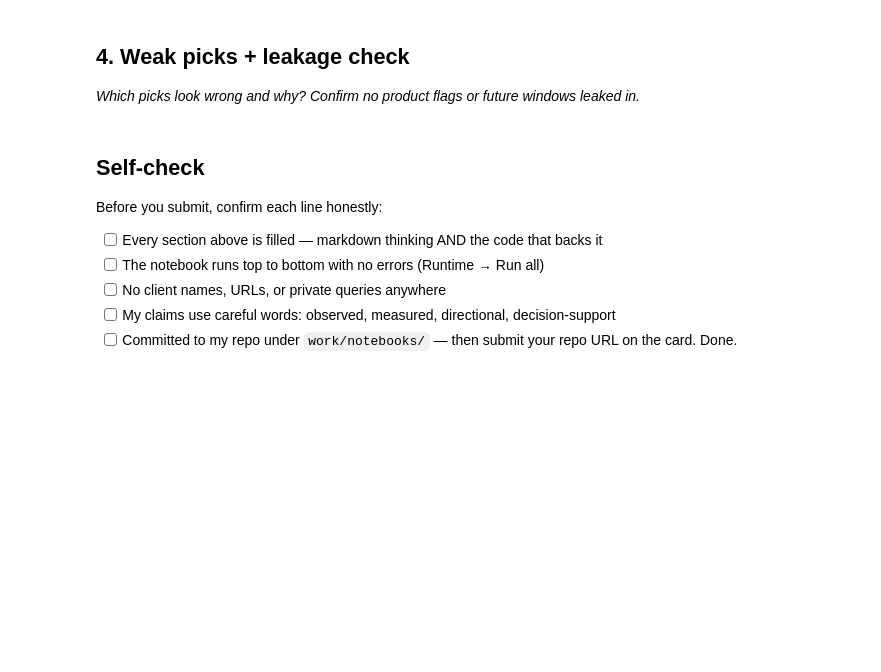
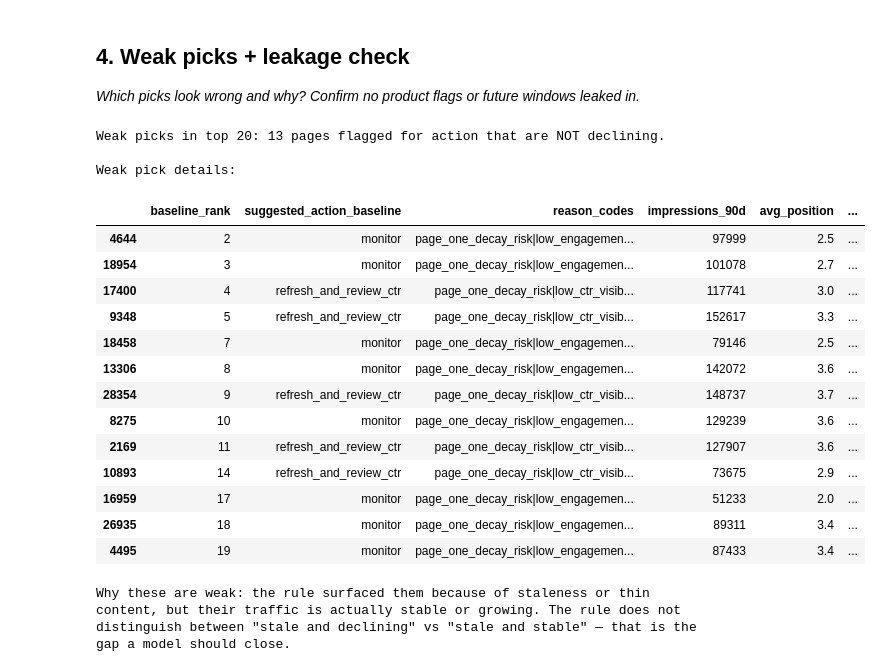
Before and after one commit to pushpendrajat2004/FlyRank01, a Jupyter notebook: work/notebooks/w04_baseline_score.ipynb, the cells around one changed output. Drawn from its saved outputs; the diff is of its cells as text; code cells hidden in the pictures; blank space fills up the shorter version.

```diff
--- a/work/notebooks/w04_baseline_score.ipynb
+++ b/work/notebooks/w04_baseline_score.ipynb
@@ -22,0 +446,23 @@ This skeleton is yours to fill. Work the sections **in order** — each one has
+# %%
+# ---- Save metrics JSON (committable receipt) ----
+import json
+
+metrics = {
+    'n_rows': int(len(df)),
+    'base_rate': round(float(base_rate), 4),
+    'signal_verdicts': {
+        'staleness': staleness_verdict,
+        'ctr_vs_position': ctr_verdict,
+    },
+    'precision_at_k': {},
+    'score_inputs': ['impressions_90d', 'days_since_last_update', 'avg_position', 'word_count'],
+}
+for k in [10, 20, 50, 100]:
+    pk = precision_at_k(df['is_declining_label'], df['baseline_refresh_score'], k)
+    metrics['precision_at_k'][f'p@{k}'] = round(float(pk), 4)
+
+metrics_path = OUTPUT_DIR / 'baseline_metrics.json'
+with open(metrics_path, 'w') as f:
+    json.dump(metrics, f, indent=2)
+print(f'Wrote metrics → {metrics_path}')
+print(json.dumps(metrics, indent=2))
@@ -37,10 +604,42 @@ This skeleton is yours to fill. Work the sections **in order** — each one has
-# %% [markdown]
-## Self-check
-
-Before you submit, confirm each line honestly:
-
-- [ ] Every section above is filled — markdown thinking AND the code that backs it
-- [ ] The notebook runs top to bottom with no errors (Runtime → Run all)
-- [ ] No client names, URLs, or private queries anywhere
-- [ ] My claims use careful words: observed, measured, directional, decision-support
-- [ ] Committed to my repo under `work/notebooks/` — then submit your repo URL on the card. Done.
+# %%
+# ---- Identify weak picks in the top 20 ----
+# Weak pick: pages the rule flagged highly but that are NOT actually declining
+weak_picks = top20[top20['is_declining_label'] == 0].copy()
+print(f'Weak picks in top 20: {len(weak_picks)} pages flagged for action that are NOT declining.\n')
+
+if len(weak_picks) > 0:
+    print('Weak pick details:')
+    display(weak_picks[[
+        'baseline_rank', 'suggested_action_baseline', 'reason_codes',
+        'impressions_90d', 'avg_position', 'days_since_last_update',
+        'word_count', 'trend_direction',
+    ]])
+    print()
+    print('Why these are weak: the rule surfaced them because of staleness or thin')
+    print('content, but their traffic is actually stable or growing. The rule does not')
+    print('distinguish between "stale and declining" vs "stale and stable" — that is the')
+    print('gap a model should close.')
+else:
+    print('No weak picks found — look harder, this is unlikely with a rule-based score.')
+# %% [output]
+Weak picks in top 20: 13 pages flagged for action that are NOT declining.
+
+Weak pick details:
+|  | baseline_rank | suggested_action_baseline | reason_codes | impressions_90d | avg_position | ... |
+| 4644 | 2 | monitor | page_one_decay_risk|low_engagemen... | 97999 | 2.5 | ... |
+| 18954 | 3 | monitor | page_one_decay_risk|low_engagemen... | 101078 | 2.7 | ... |
+| 17400 | 4 | refresh_and_review_ctr | page_one_decay_risk|low_ctr_visib... | 117741 | 3.0 | ... |
+| 9348 | 5 | refresh_and_review_ctr | page_one_decay_risk|low_ctr_visib... | 152617 | 3.3 | ... |
+| 18458 | 7 | monitor | page_one_decay_risk|low_engagemen... | 79146 | 2.5 | ... |
+| 13306 | 8 | monitor | page_one_decay_risk|low_engagemen... | 142072 | 3.6 | ... |
+| 28354 | 9 | refresh_and_review_ctr | page_one_decay_risk|low_ctr_visib... | 148737 | 3.7 | ... |
+| 8275 | 10 | monitor | page_one_decay_risk|low_engagemen... | 129239 | 3.6 | ... |
+| 2169 | 11 | refresh_and_review_ctr | page_one_decay_risk|low_ctr_visib... | 127907 | 3.6 | ... |
+| 10893 | 14 | refresh_and_review_ctr | page_one_decay_risk|low_ctr_visib... | 73675 | 2.9 | ... |
+| 16959 | 17 | monitor | page_one_decay_risk|low_engagemen... | 51233 | 2.0 | ... |
+| 26935 | 18 | monitor | page_one_decay_risk|low_engagemen... | 89311 | 3.4 | ... |
+| 4495 | 19 | monitor | page_one_decay_risk|low_engagemen... | 87433 | 3.4 | ... |
+Why these are weak: the rule surfaced them because of staleness or thin
+content, but their traffic is actually stable or growing. The rule does not
+distinguish between "stale and declining" vs "stale and stable" — that is the
+gap a model should close.
```
Also changed, not shown: parts of 24 cells of this notebook, 1 other file.
